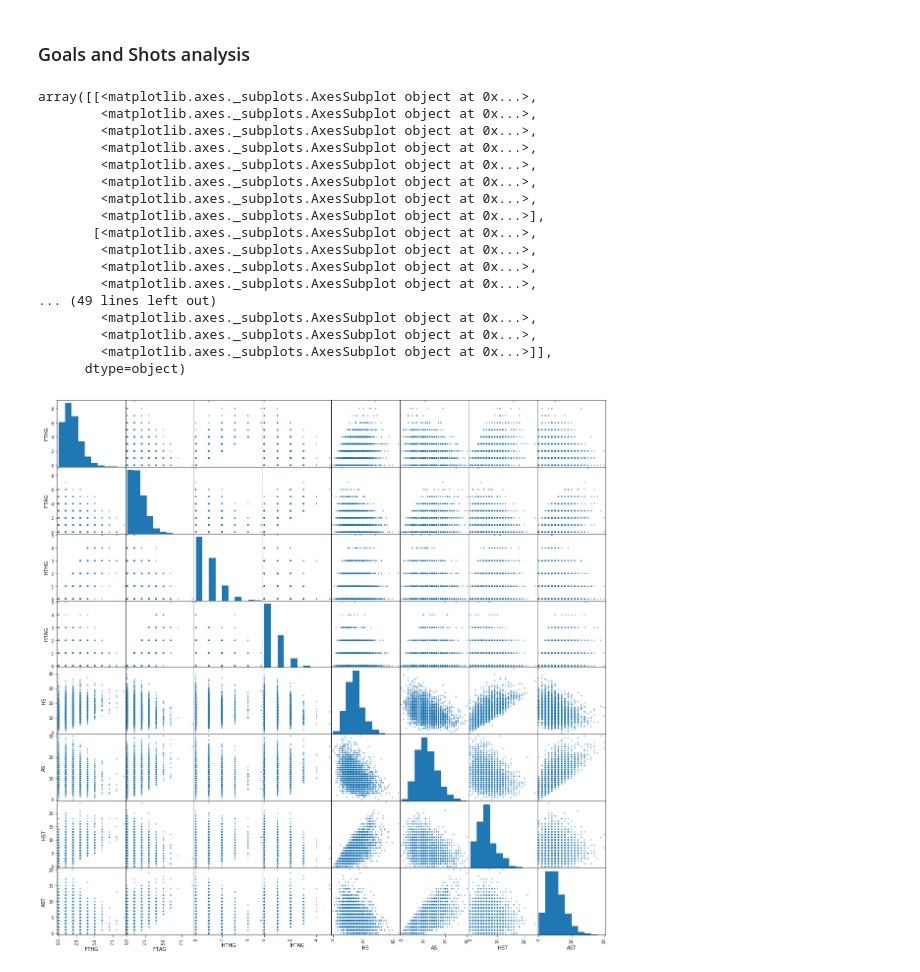
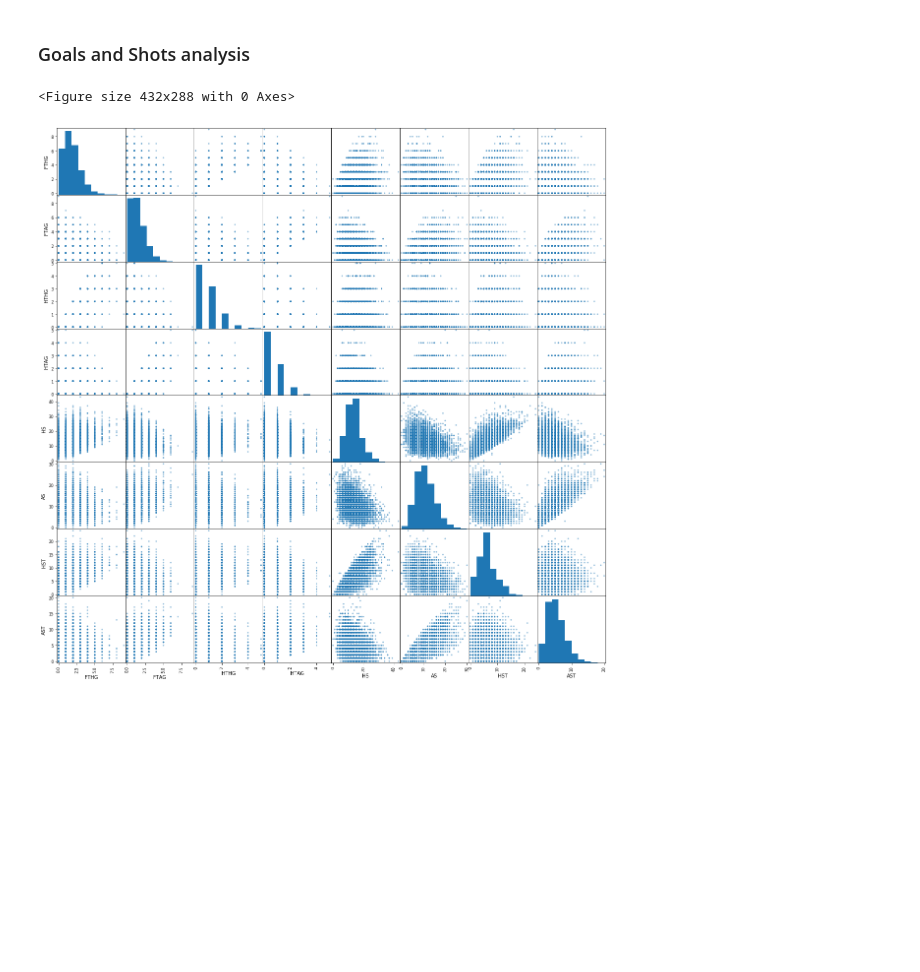
Before and after one commit to likarajo/premier_league, a Jupyter notebook: data_analysis.ipynb, the cells around one changed output. Saved outputs shown, nothing was run; the diff lists cells and outputs as text; code cells hidden in the pictures; blank space fills up the shorter version.

```diff
--- a/data_analysis.ipynb
+++ b/data_analysis.ipynb
@@ -92,7 +113,0 @@ memory usage: 4.2+ MB
-# %%
-req_cols = ['Date', 'Referee', 'HomeTeam', 'AwayTeam',
-            'HTHG', 'HTAG', 'HTR', 'FTHG', 'FTAG', 'FTR',
-            'HS', 'AS', 'HST', 'AST', 'HC', 'AC',
-            'HF', 'AF', 'HY', 'AY', 'HR', 'AR']
-data = data[req_cols]
-data.info()
@@ -346,26 +308,13 @@ for item in WR.get_xticklabels():
 # %% [markdown]
 ### Goals and Shots analysis
 # %%
+import matplotlib.pyplot as plt
 from pandas.plotting import scatter_matrix
 
+plt.figure()
 scatter_matrix(data[['FTHG','FTAG','HTHG','HTAG','HS','AS','HST','AST']],
                figsize=(20,20))
+plt.show()
 # %% [output]
-array([[<matplotlib.axes._subplots.AxesSubplot object at 0x...>,
-        <matplotlib.axes._subplots.AxesSubplot object at 0x...>,
-        <matplotlib.axes._subplots.AxesSubplot object at 0x...>,
-        <matplotlib.axes._subplots.AxesSubplot object at 0x...>,
-        <matplotlib.axes._subplots.AxesSubplot object at 0x...>,
-        <matplotlib.axes._subplots.AxesSubplot object at 0x...>,
-        <matplotlib.axes._subplots.AxesSubplot object at 0x...>,
-        <matplotlib.axes._subplots.AxesSubplot object at 0x...>],
-       [<matplotlib.axes._subplots.AxesSubplot object at 0x...>,
-        <matplotlib.axes._subplots.AxesSubplot object at 0x...>,
-        <matplotlib.axes._subplots.AxesSubplot object at 0x...>,
-        <matplotlib.axes._subplots.AxesSubplot object at 0x...>,
-... (49 lines left out)
-        <matplotlib.axes._subplots.AxesSubplot object at 0x...>,
-        <matplotlib.axes._subplots.AxesSubplot object at 0x...>,
-        <matplotlib.axes._subplots.AxesSubplot object at 0x...>]],
-      dtype=object)
+<Figure size 432x288 with 0 Axes>
-[figure, old version]
+[figure, new version]
```
Also changed, not shown: parts of 17 cells of this notebook, 37 other files.
